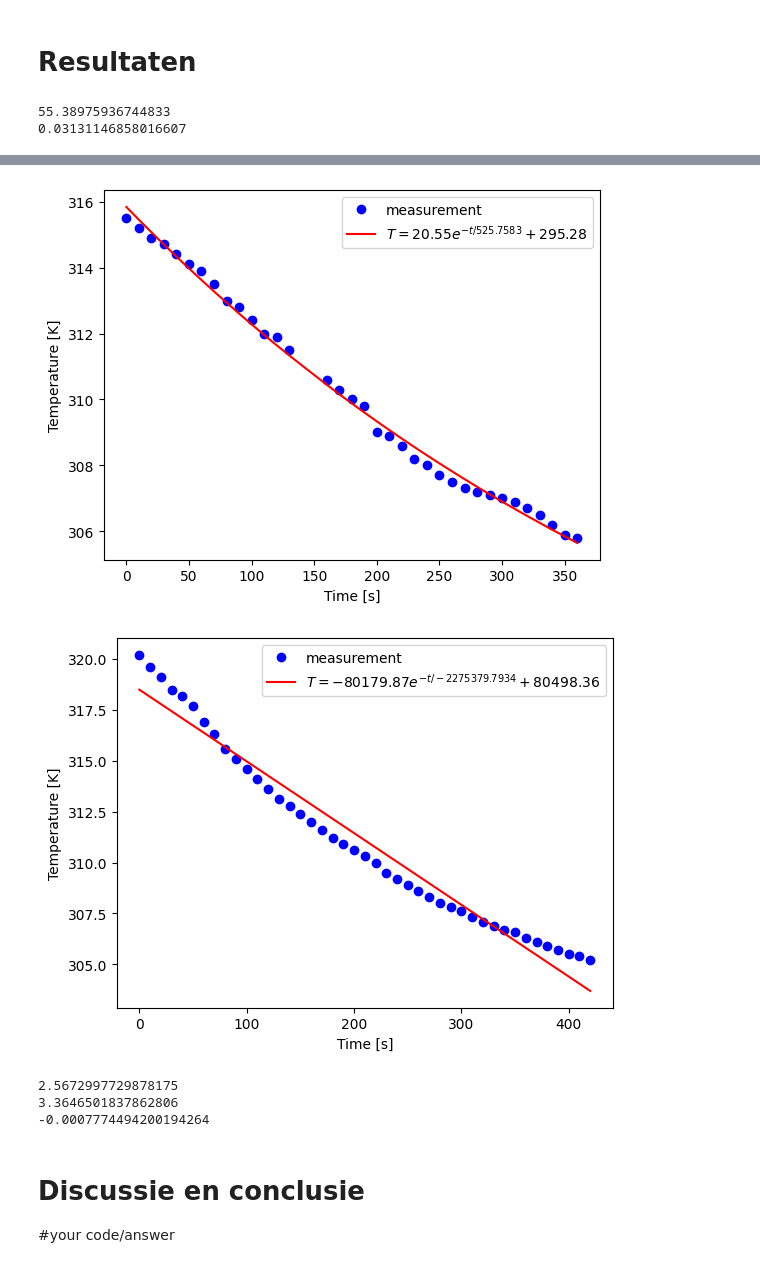
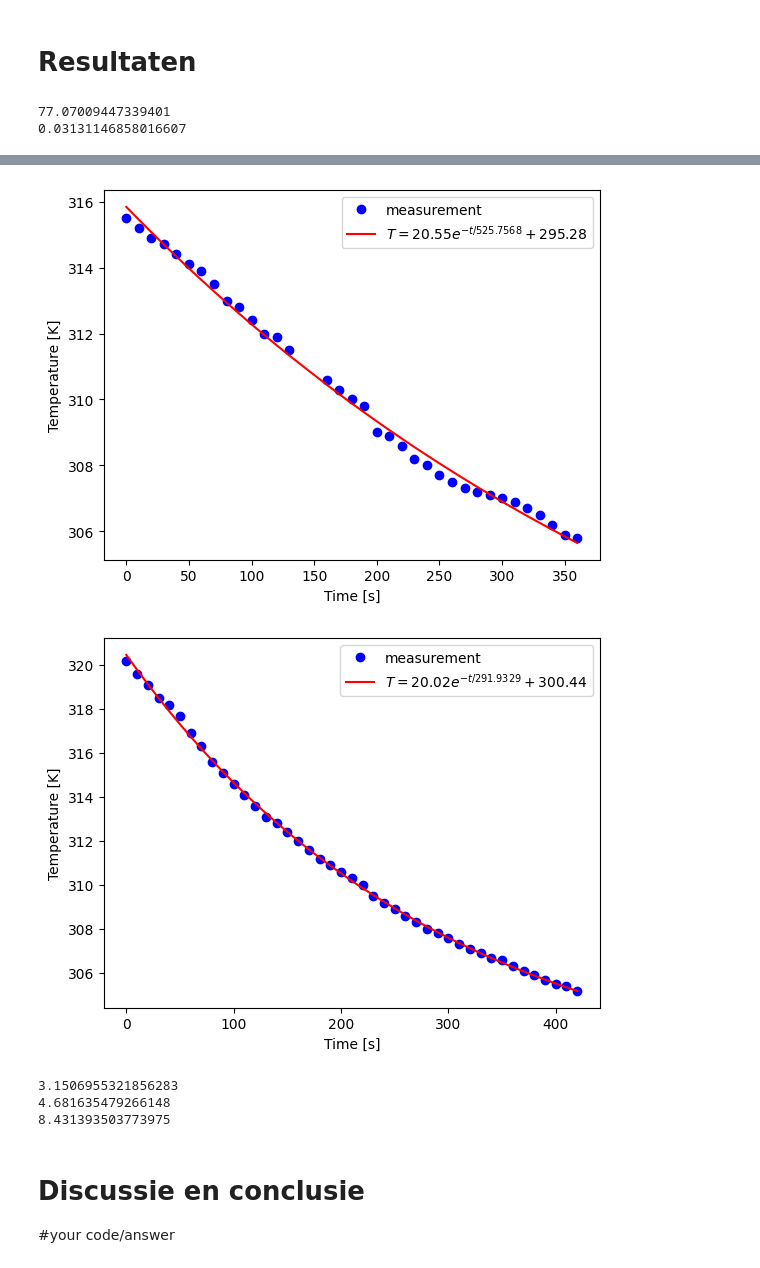
Before and after one commit to ErikvdBerkmortel/IP2-erik-en-xavi, a Jupyter notebook: Content/Labs/koelbuis.ipynb, the cells around one changed output, grey strips where cells are left out. Drawn from its saved outputs; the diff is of its cells as text; code cells hidden in the pictures.

```diff
--- a/Content/Labs/koelbuis.ipynb
+++ b/Content/Labs/koelbuis.ipynb
@@ -169,11 +169,11 @@ from scipy.optimize import curve_fit
 diameter_buis = 0.05 # bepaal zelf in m
 lengte_buis = 0.102 # bepaal zelf in m
 dikte_buis = 0.0015 # bepaal zelf in m
-c = 8.8e2  # J/kgK
+c = 3.8e2  # J/kgK
 hoogte = lengte_buis
 r_out = diameter_buis / 2
 r_in = r_out - dikte_buis
-rho = 2.7e3  # kg/m^3
+rho = 8.7e3  # kg/m^3
 vol = np.pi * hoogte * (r_out**2 - r_in**2)
 massa = rho * vol
 warmtecapaciteit = massa * c  # J/K
@@ -196,13 +196,12 @@ temps_2 = np.array([42.5, 42.2, 41.9, 41.7, 41.4, 41.1, 40.9, 40.5, 40.0, 39.8,
 times_3 = np.array([0,10,20,30,40,50,60,70,80,90,100,110,120,130,140,150,160,170,180,190,200,210,220,230,240,250,260,270,280,290,300,310,320,330,340,350,360,370,380,390,400,410,420])  # vul zelf aan in s
 temps_3 = np.array([47.2, 46.6, 46.1, 45.5, 45.2, 44.7, 43.9, 43.3, 42.6, 42.1, 41.6, 41.1, 40.6, 40.1, 39.8, 39.4, 39.0, 38.6, 38.2, 37.9, 37.6, 37.3, 37.0, 36.5, 36.2, 35.9, 35.6, 35.3, 35.0, 34.8, 34.6, 34.3, 34.1, 33.9, 33.7, 33.6, 33.3, 33.1, 32.9, 32.7, 32.5, 32.4, 32.2])+273
 
-
 # pas beginwaardes aan naar schatting
 # Het aantal maxfev moet wellicht hoger voor goede convergentie van de waarde
-popt_1, pocv_1 = curve_fit(exp_func, times_1, temps_1, p0=[10, 100, 300], bounds=([0, 0, 290], [50, 10000, 310]), maxfev=5000)
-popt_2, pocv_2 = curve_fit(exp_func, times_2, temps_2, p0=[50, 1000, 20], maxfev=5000)
-popt_3, pocv_3 = curve_fit(exp_func, times_3, temps_3, p0=[50, 1000, 20], maxfev=5000)
-
+popt_1, pocv_1 = curve_fit(exp_func, times_1, temps_1, p0=[20, 100, 25], maxfev=5000)
+popt_2, pocv_2 = curve_fit(exp_func, times_2, temps_2, p0=[20, 100, 25], maxfev=5000)
+popt_3, pocv_3 = curve_fit(exp_func, times_3, temps_3, p0=[20, 100, 25], maxfev=10000)
+#, bounds=([0, 0, 290], [50, 10000, 310])
 A_exp_1, tau_exp_1, T_omg_exp_1 = popt_1
 A_exp_2, tau_exp_2, T_omg_exp_2 = popt_2
 A_exp_3, tau_exp_3, T_omg_exp_3 = popt_3
@@ -231,38 +230,38 @@ plt.plot(times_2, y_fit_2, 'r-', label='$T = %0.2f e^{-t/%0.4f} + %0.2f$' % (A_e
 
 plt.legend()
 plt.savefig("Koelbuis_meting_2.pdf", dpi=450)
 plt.show()
 
  #meting 3
 plt.figure()
 plt.xlabel('Time [s]')
 plt.ylabel('Temperature [K]')
 plt.plot(times_3, temps_3, 'bo', label='measurement')
 plt.plot(times_3, y_fit_3, 'r-', label='$T = %0.2f e^{-t/%0.4f} + %0.2f$' % (A_exp_3, tau_exp_3, T_omg_exp_3))
 
 plt.legend()
 plt.savefig("Koelbuis_meting_3.pdf", dpi=450)
 plt.show()
 
 
 h_exp_1 = (warmtecapaciteit) / (tau_exp_1 * buitenoppervlak)
 h_exp_2 = (warmtecapaciteit) / (tau_exp_2 * buitenoppervlak)
 h_exp_3 = (warmtecapaciteit) / (tau_exp_3 * buitenoppervlak)
 
 print(h_exp_1)
 print(h_exp_2)
 print(h_exp_3)
 # warmteoverdrachtscoëfficiënt in W/m^2 K
 # Sla figuren op met
 # %% [output]
-55.38975936744833
+77.07009447339401
 0.03131146858016607
 [figure]
 [figure]
-[figure, old version]
+[figure, new version]
-2.5672997729878175
-3.3646501837862806
--0.0007774494200194264
+3.1506955321856283
+4.681635479266148
+8.431393503773975
 # %% [markdown]
 # Discussie en conclusie
 
```
